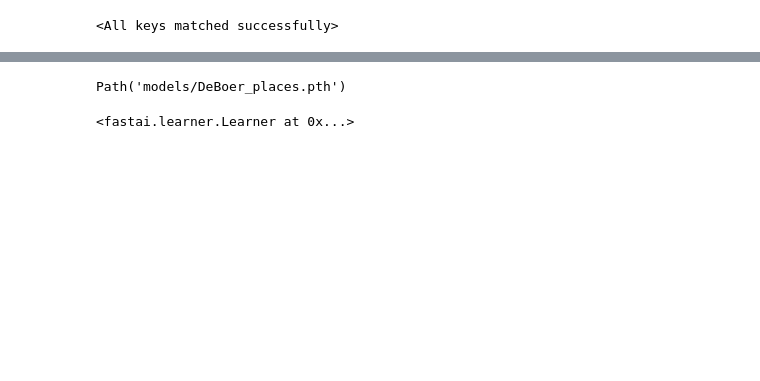
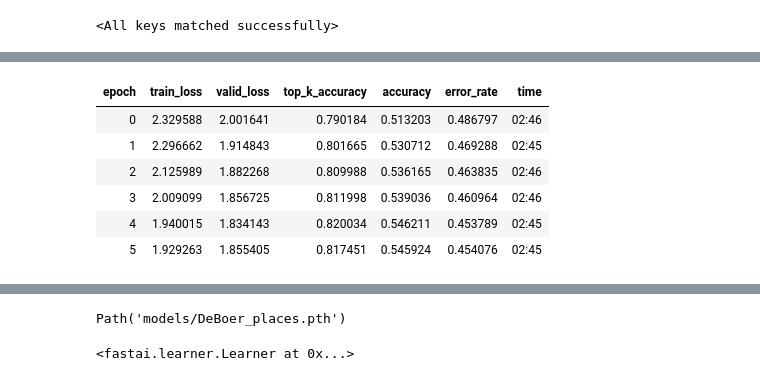
Before and after one commit to melvinwevers/HisVis2, a Jupyter notebook: notebooks/3.train_model.ipynb, the cells around one changed output, grey strips where cells are left out. Cells and saved outputs as stored; diff of their text form; code cells hidden in the pictures; blank space fills up the shorter version.

```diff
--- a/notebooks/3.train_model.ipynb
+++ b/notebooks/3.train_model.ipynb
@@ -148,3 +148,13 @@ No improvement since epoch 7: early stopping
+# %%
+learn.fit_one_cycle(6,lr_max=slice(1e-5,5e-5))
+# %% [output]
+| epoch | train_loss | valid_loss | top_k_accuracy | accuracy | error_rate | time |
+| 0 | 2.329588 | 2.001641 | 0.790184 | 0.513203 | 0.486797 | 02:46 |
+| 1 | 2.296662 | 1.914843 | 0.801665 | 0.530712 | 0.469288 | 02:45 |
+| 2 | 2.125989 | 1.882268 | 0.809988 | 0.536165 | 0.463835 | 02:46 |
+| 3 | 2.009099 | 1.856725 | 0.811998 | 0.539036 | 0.460964 | 02:46 |
+| 4 | 1.940015 | 1.834143 | 0.820034 | 0.546211 | 0.453789 | 02:45 |
+| 5 | 1.929263 | 1.855405 | 0.817451 | 0.545924 | 0.454076 | 02:45 |
 # %%
 data = get_dls(128, 224)
 classes = data.vocab
```
Also changed, not shown: parts of 13 cells of this notebook, 15 other files.
